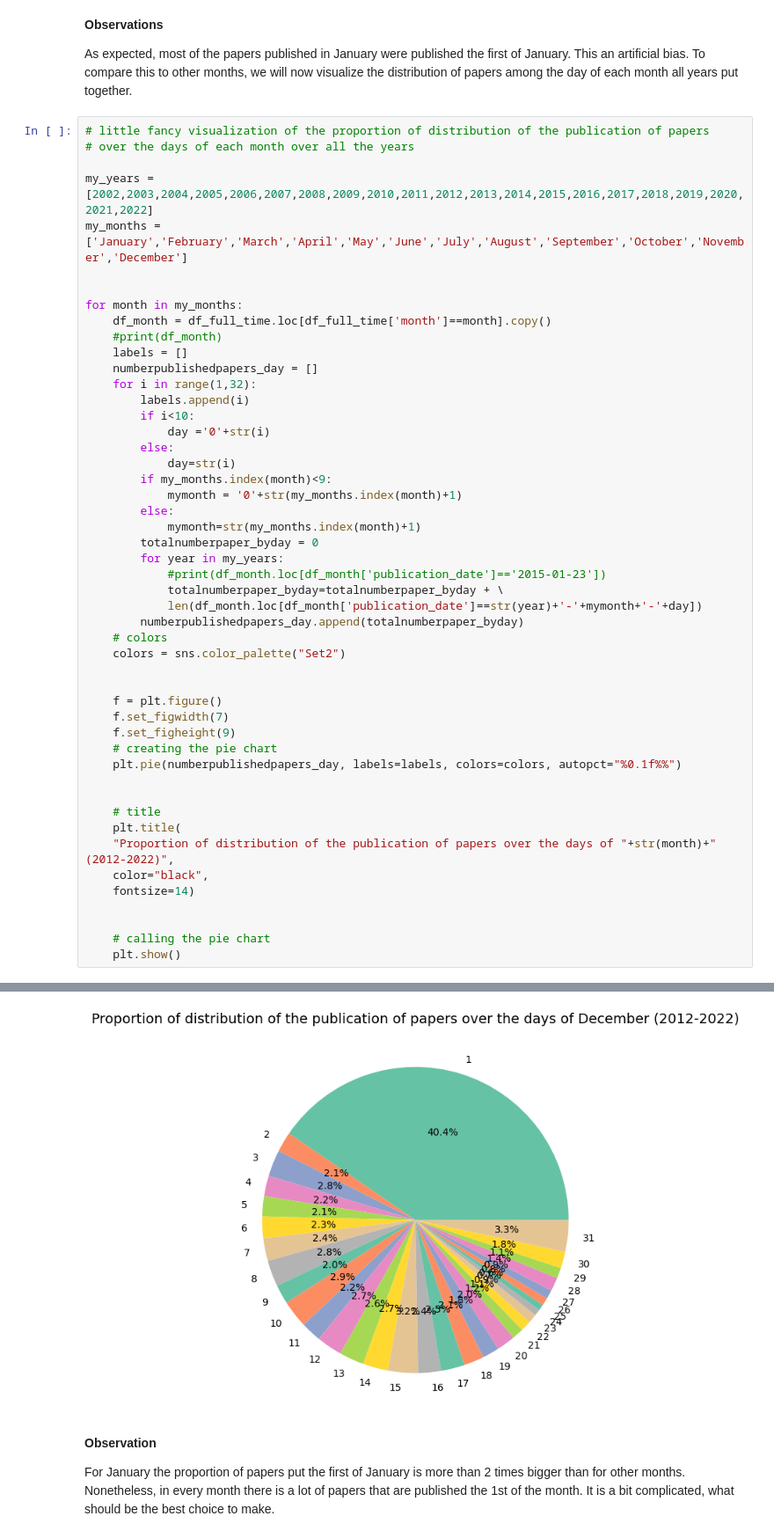
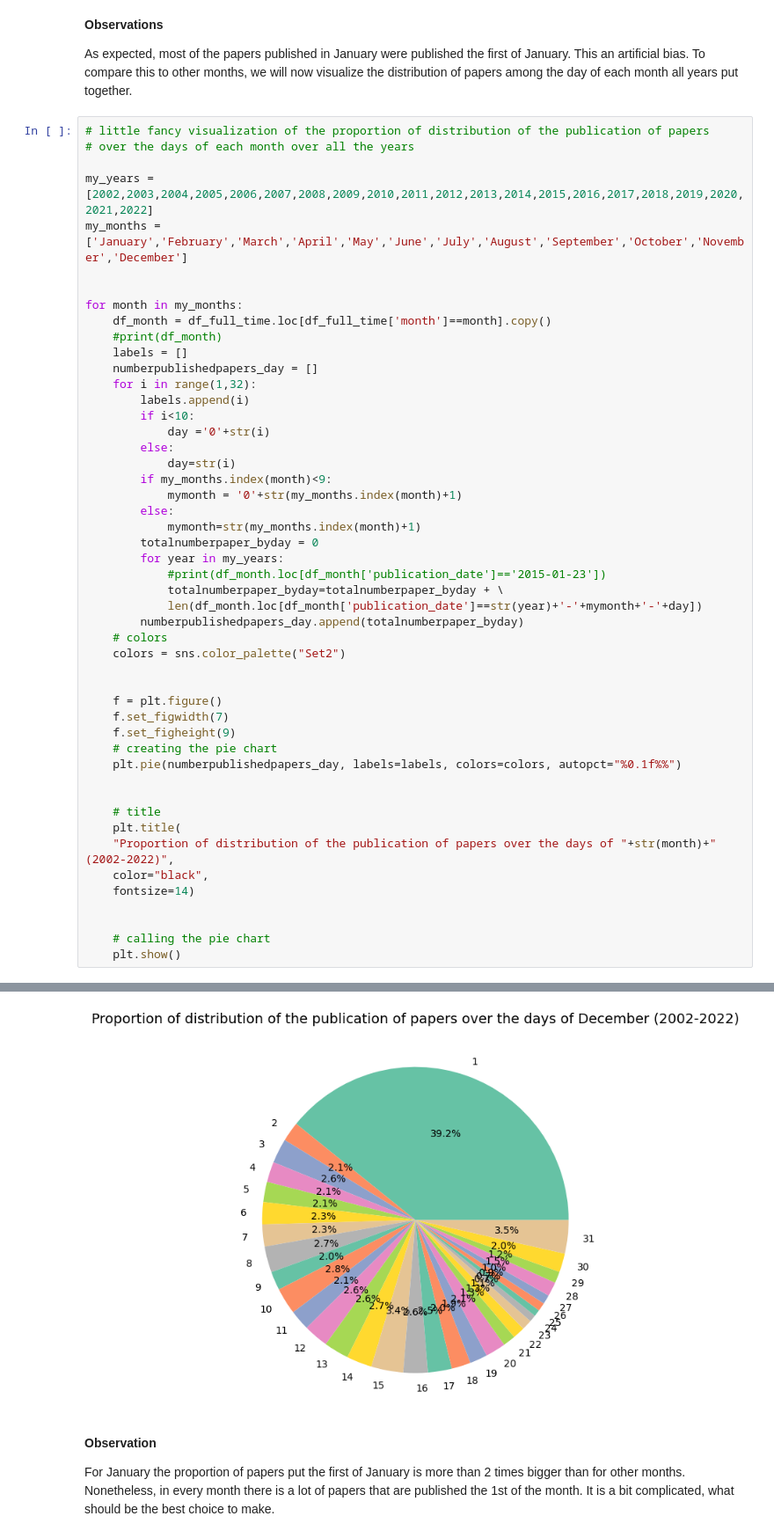
Before and after one commit to technometrics-lab/Proximity-indices-applied-to-OpenAlex, a Jupyter notebook: exploratory_analysis/dataexploration_full_data.ipynb, the cells around one changed output, grey strips where cells are left out. Shown at 88% size. Saved outputs shown, nothing was run; the diff lists cells and outputs as text.

```diff
--- a/exploratory_analysis/dataexploration_full_data.ipynb
+++ b/exploratory_analysis/dataexploration_full_data.ipynb
@@ -872,7 +875,7 @@ for month in my_months:
 
     # title
     plt.title(
-    "Proportion of distribution of the publication of papers over the days of "+str(month)+" (2012-2022)",
+    "Proportion of distribution of the publication of papers over the days of "+str(month)+" (2002-2022)",
     color="black",
     fontsize=14)
 
@@ -894,4 +897,4 @@ for month in my_months:
-[figure, old version]
+[figure, new version]
 # %% [markdown]
 __Observation__
 
```
Also changed, not shown: parts of 57 cells of this notebook, 9 other files.
